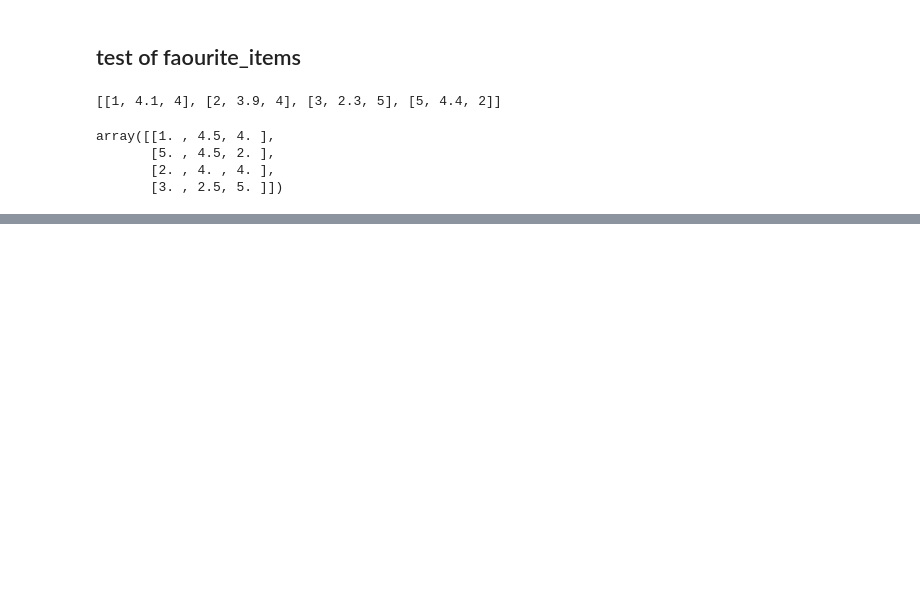
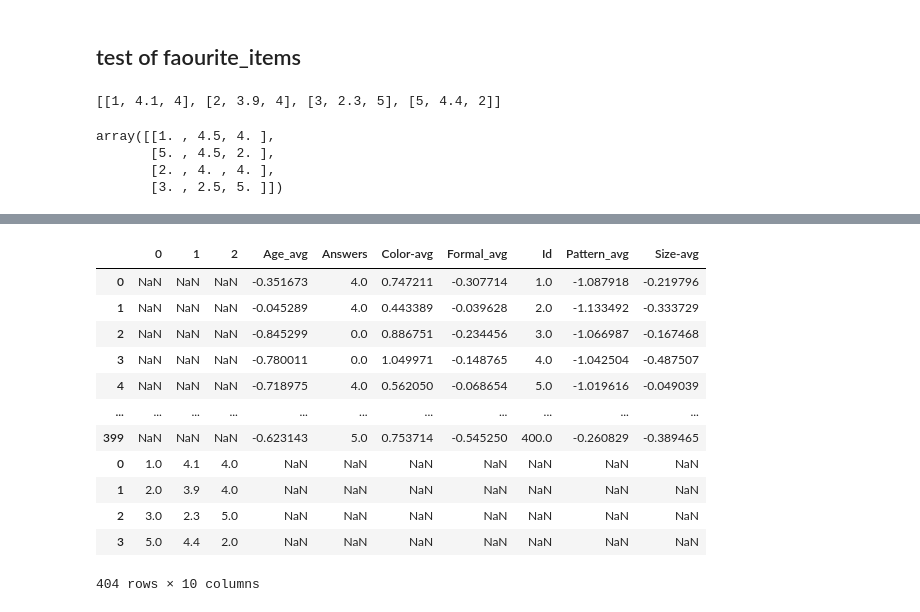
Before and after one commit to E-Ghafour/Clothes-Recomendation-System, a Jupyter notebook: Recomendation_System/Sabkino.ipynb, the cells around one changed output, grey strips where cells are left out. Drawn from its saved outputs; the diff is of its cells as text; code cells hidden in the pictures; blank space fills up the shorter version.

```diff
--- a/Recomendation_System/Sabkino.ipynb
+++ b/Recomendation_System/Sabkino.ipynb
@@ -437,0 +505,16 @@ recommendationSystem.get_data()
+# %%
+recommendationSystem.get_data().append(a)
+# %% [output]
+|  | 0 | 1 | 2 | Age_avg | Answers | Color-avg | Formal_avg | Id | Pattern_avg | Size-avg |
+| 0 | NaN | NaN | NaN | -0.351673 | 4.0 | 0.747211 | -0.307714 | 1.0 | -1.087918 | -0.219796 |
+| 1 | NaN | NaN | NaN | -0.045289 | 4.0 | 0.443389 | -0.039628 | 2.0 | -1.133492 | -0.333729 |
+| 2 | NaN | NaN | NaN | -0.845299 | 0.0 | 0.886751 | -0.234456 | 3.0 | -1.066987 | -0.167468 |
+| 3 | NaN | NaN | NaN | -0.780011 | 0.0 | 1.049971 | -0.148765 | 4.0 | -1.042504 | -0.487507 |
+| 4 | NaN | NaN | NaN | -0.718975 | 4.0 | 0.562050 | -0.068654 | 5.0 | -1.019616 | -0.049039 |
+| ... | ... | ... | ... | ... | ... | ... | ... | ... | ... | ... |
+| 399 | NaN | NaN | NaN | -0.623143 | 5.0 | 0.753714 | -0.545250 | 400.0 | -0.260829 | -0.389465 |
+| 0 | 1.0 | 4.1 | 4.0 | NaN | NaN | NaN | NaN | NaN | NaN | NaN |
+| 1 | 2.0 | 3.9 | 4.0 | NaN | NaN | NaN | NaN | NaN | NaN | NaN |
+| 2 | 3.0 | 2.3 | 5.0 | NaN | NaN | NaN | NaN | NaN | NaN | NaN |
+| 3 | 5.0 | 4.4 | 2.0 | NaN | NaN | NaN | NaN | NaN | NaN | NaN |
+404 rows × 10 columns
```
Also changed, not shown: parts of 15 cells of this notebook, 1 other file.
